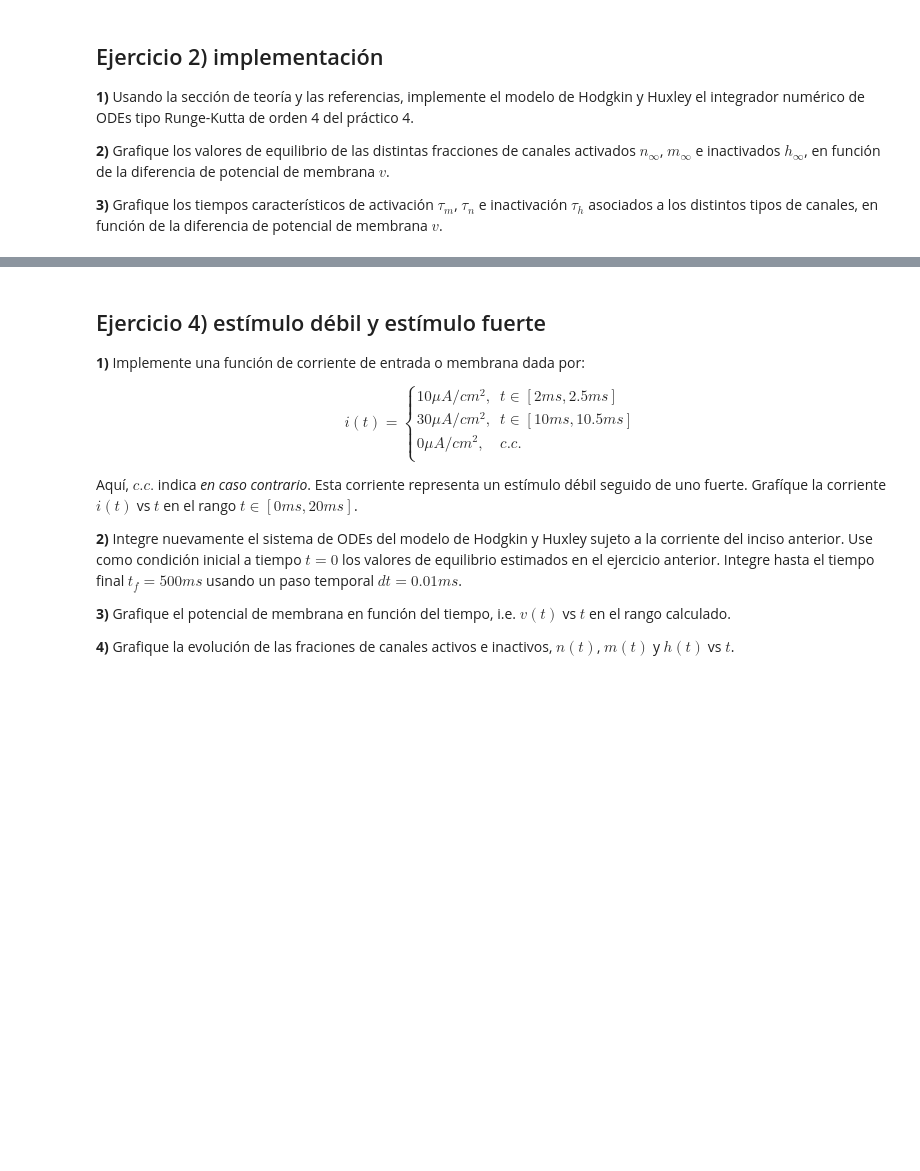
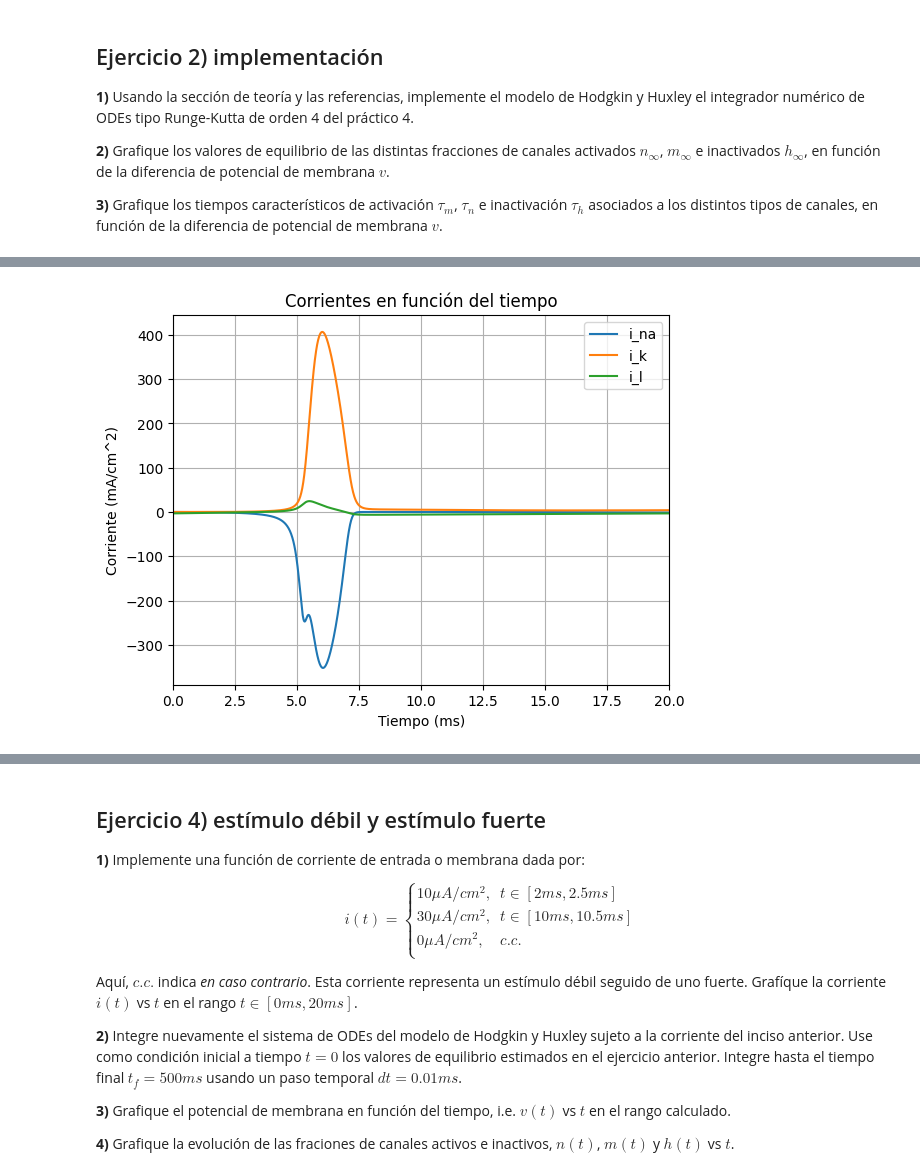
Before and after one commit to AdolfoBanchio/Redes-neuronales-2024, a Jupyter notebook: Trabajo Practico 1/redes_neuronales_2024_guia_8.ipynb, the cells around one changed output, grey strips where cells are left out. Drawn from its saved outputs; the diff is of its cells as text; code cells hidden in the pictures; blank space fills up the shorter version.

```diff
--- a/Trabajo Practico 1/redes_neuronales_2024_guia_8.ipynb
+++ b/Trabajo Practico 1/redes_neuronales_2024_guia_8.ipynb
@@ -314,0 +474,18 @@ Aclaración, los valores de los potenciales de Nernst se toman en referencia al
+# %%
+# 3.3) graficar i_na, i_k, i_l en función del tiempo
+i_na = g_Na*(m_rk**3)*h_rk*(v_rk-v_Na)
+i_k = g_k*(n_rk**4)*(v_rk-v_k)
+i_l = g_l*(v_rk-v_l)
+
+plt.plot(t,i_na,label='i_na')
+plt.plot(t,i_k,label='i_k')
+plt.plot(t,i_l,label='i_l')
+plt.xlabel('Tiempo (ms)')
+plt.ylabel('Corriente (mA/cm^2)')
+plt.title('Corrientes en función del tiempo')
+plt.xlim(0,20)
+plt.legend()
+plt.grid()
+plt.show()
+# %% [output]
+[figure, added]
```
Also changed, not shown: parts of 17 cells of this notebook, 6 other files.
